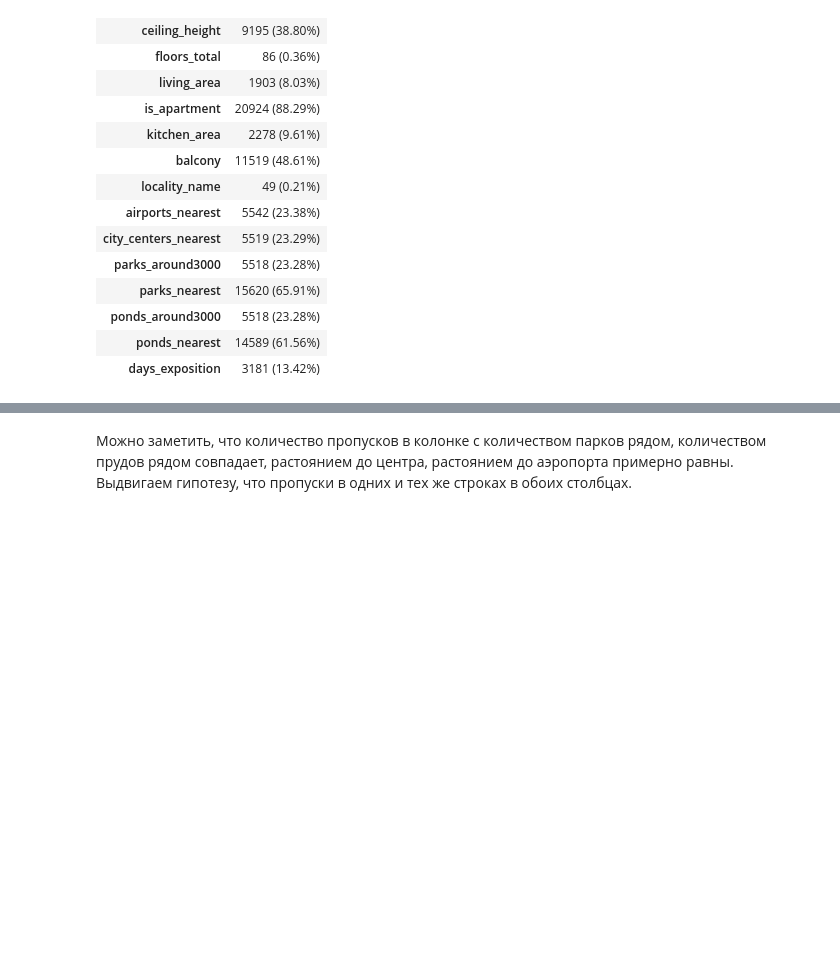
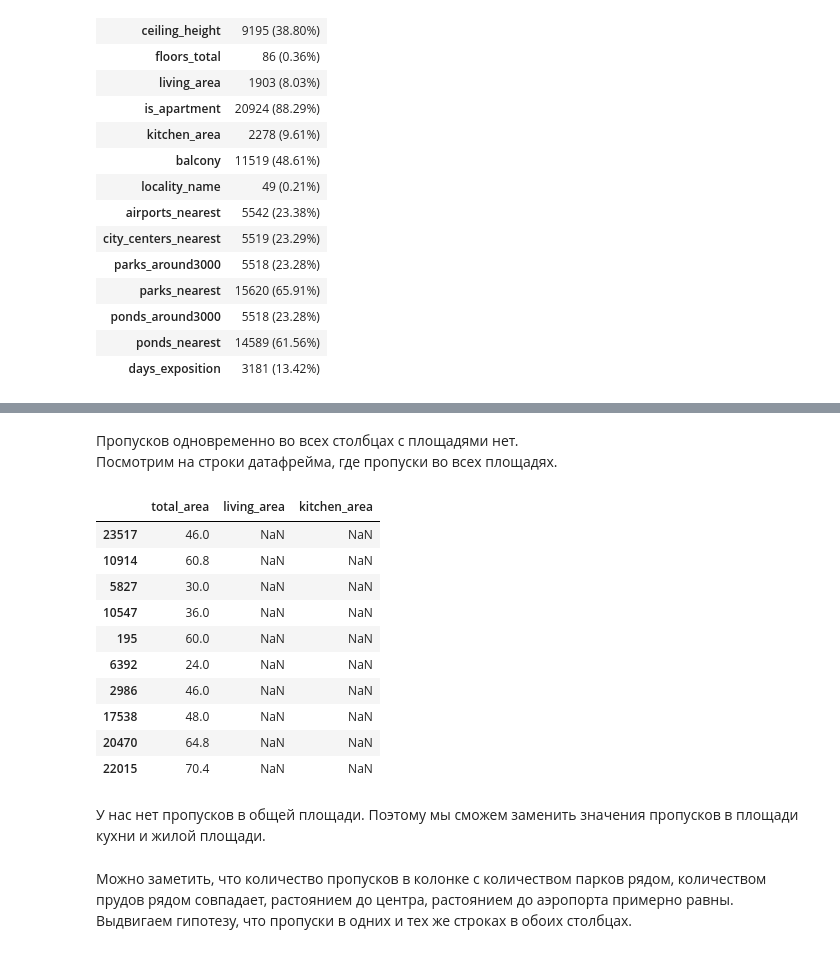
Before and after one commit to PAGriAnalytics/pagri-projects, a Jupyter notebook: quarto/projects/housing-ads-investigation/housing_ads_investigation.ipynb, the cells around one changed output, grey strips where cells are left out. Drawn from its saved outputs; the diff is of its cells as text; code cells hidden in the pictures; blank space fills up the shorter version.

```diff
--- a/quarto/projects/housing-ads-investigation/housing_ads_investigation.ipynb
+++ b/quarto/projects/housing-ads-investigation/housing_ads_investigation.ipynb
@@ -360,3 +371,22 @@ Missings
+# %% [markdown]
+Пропусков одновременно во всех столбцах с площадями нет.
+Посмотрим на строки датафрейма, где пропуски во всех площадях.
+# %%
+series_missed['living_area'][['total_area', 'living_area', 'kitchen_area']].sample(10)
+# %% [output]
+|  | total_area | living_area | kitchen_area |
+| 23517 | 46.0 | NaN | NaN |
+| 10914 | 60.8 | NaN | NaN |
+| 5827 | 30.0 | NaN | NaN |
+| 10547 | 36.0 | NaN | NaN |
+| 195 | 60.0 | NaN | NaN |
+| 6392 | 24.0 | NaN | NaN |
+| 2986 | 46.0 | NaN | NaN |
+| 17538 | 48.0 | NaN | NaN |
+| 20470 | 64.8 | NaN | NaN |
+| 22015 | 70.4 | NaN | NaN |
+# %% [markdown]
+У нас нет пропусков в общей площади. Поэтому мы сможем заменить значения пропусков в площади кухни и жилой площади.
 # %% [markdown]
 Можно заметить, что количество пропусков в колонке с количеством парков рядом, количеством прудов рядом совпадает,
 растоянием до центра, растоянием до аэропорта примерно равны.
```
Also changed, not shown: parts of 205 cells of this notebook, 1 other file.
